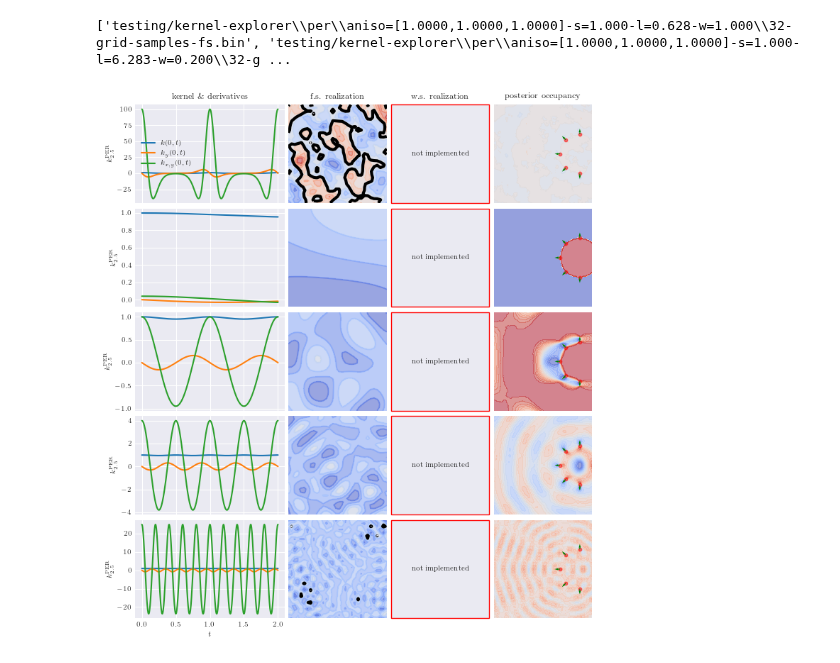
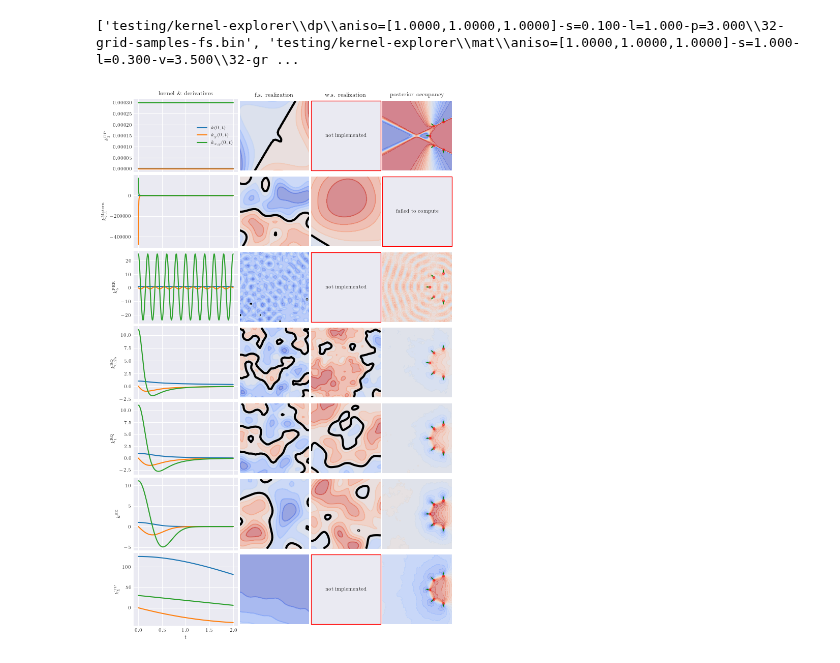
Before and after one commit to daseyb/tungsten, a Jupyter notebook: data/kernel-explorer.vis.ipynb, the cells around one changed output. Saved outputs shown, nothing was run; the diff lists cells and outputs as text; code cells hidden in the pictures.

Commit message:
more kernels

```diff
--- a/data/kernel-explorer.vis.ipynb
+++ b/data/kernel-explorer.vis.ipynb
@@ -95,7 +95,7 @@ def plot_kernel(file, ax_kernel):
 kernels = list(glob.glob("testing/kernel-explorer/*/*/32-grid-samples-fs.bin"))
 
 #kernels = [k for k in kernels if "rq" in k or "se" in k]
-kernels = [k for k in kernels if "per" in k]
+#kernels = [k for k in kernels if "per" in k]
 
 print(kernels)
 
@@ -125,33 +125,33 @@ with plt.style.context("seaborn-v0_8-dark"):
 
         plot_prior(kernel.replace("grid-samples-fs", "grid-samples-fs"), axs[i][1])
         if(os.path.exists(kernel.replace("grid-samples-fs", "grid-samples-ws"))):
             plot_prior(kernel.replace("grid-samples-fs", "grid-samples-ws"), axs[i][2])
         else:
             axs[i][2].set_xlim(-1,1)
             axs[i][2].set_ylim(-1,1)
             axs[i][2].set_aspect("equal")
             axs[i][2].set_xticks([])
             axs[i][2].set_yticks([])
             axs[i][2].text(0,0,'not implemented',ha='center', va='center')
             axs[i][2].patch.set_edgecolor('red')
             axs[i][2].patch.set_linewidth(1)
 
         if(os.path.exists(kernel.replace("grid-samples-fs", "grid-samples-cond"))):
             plot_posterior(kernel, axs[i][3], None)
         else:
             axs[i][3].set_xlim(-1,1)
             axs[i][3].set_ylim(-1,1)
             axs[i][3].set_aspect("equal")
             axs[i][3].set_xticks([])
             axs[i][3].set_yticks([])
             axs[i][3].text(0,0,'failed to compute', ha='center', va='center')
             axs[i][3].patch.set_edgecolor('red')
             axs[i][3].patch.set_linewidth(1)
 
     fig.tight_layout(pad=0.5)
     #fig.subplots_adjust(wspace=0.05, hspace=0.05)
-    #fig.savefig("figures/kernel-explorer.pdf", bbox_inches='tight',pad_inches = 0, dpi = 300)
+    fig.savefig("figures/kernel-explorer.pdf", bbox_inches='tight',pad_inches = 0, dpi = 300)
     plt.show()
 # %% [output]
-['testing/kernel-explorer\\per\\aniso=[1.0000,1.0000,1.0000]-s=1.000-l=0.628-w=1.000\\32-grid-samples-fs.bin', 'testing/kernel-explorer\\per\\aniso=[1.0000,1.0000,1.0000]-s=1.000-l=6.283-w=0.200\\32-g ...
+['testing/kernel-explorer\\dp\\aniso=[1.0000,1.0000,1.0000]-s=0.100-l=1.000-p=3.000\\32-grid-samples-fs.bin', 'testing/kernel-explorer\\mat\\aniso=[1.0000,1.0000,1.0000]-s=1.000-l=0.300-v=3.500\\32-gr ...
-[figure, old version]
+[figure, new version]
```
Also changed, not shown: 6 other files.
